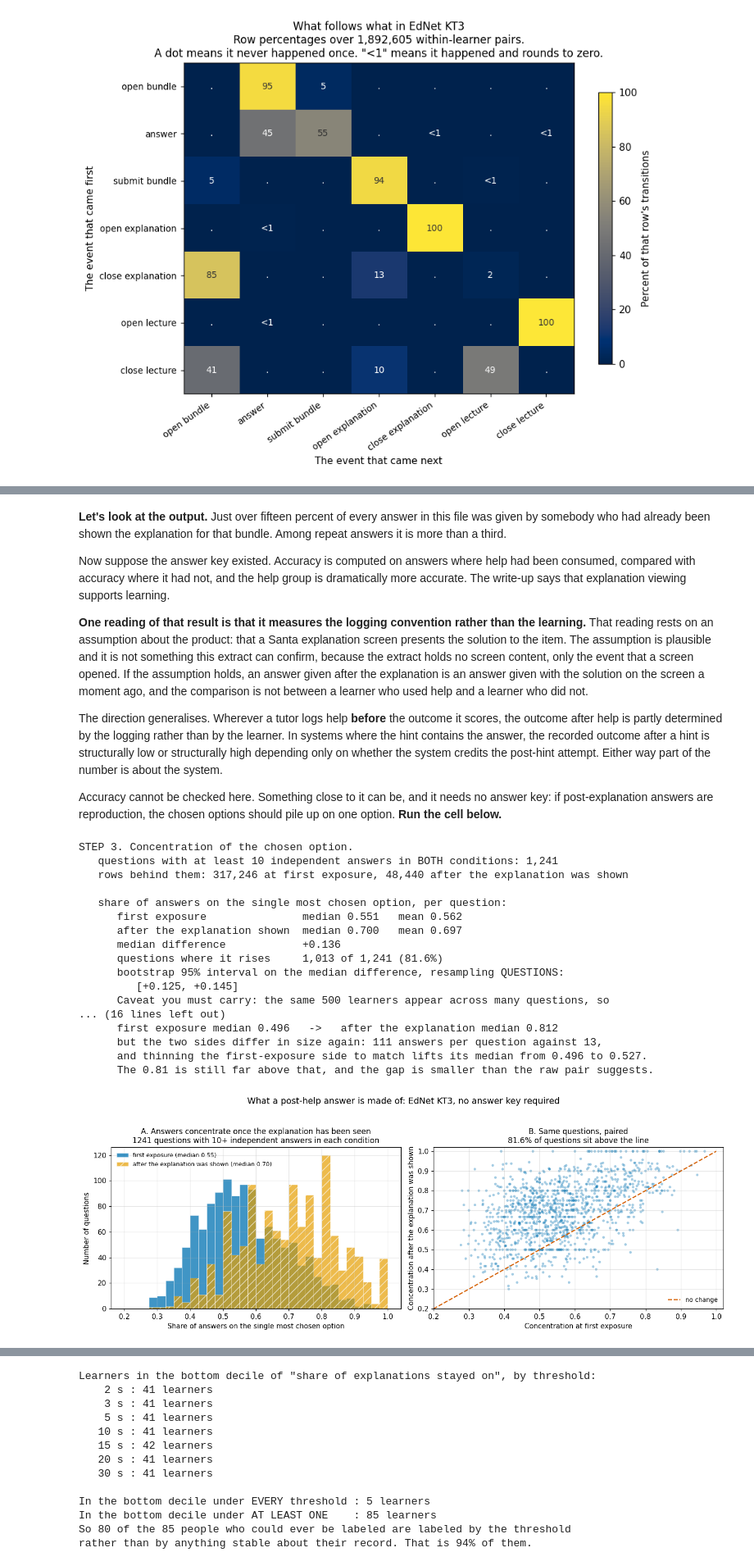
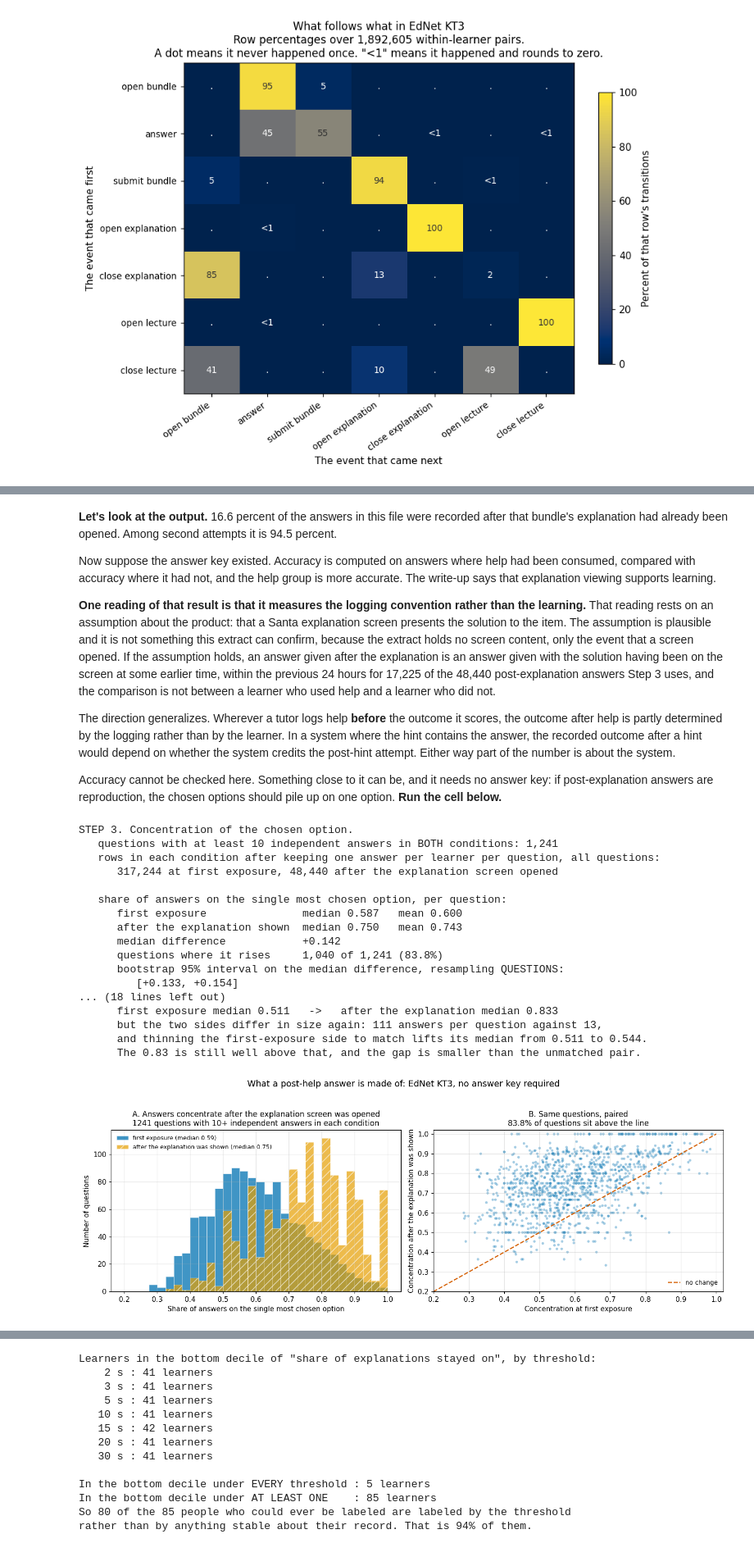
Before and after one commit to HakeoungLee/edis8100-teaching-learning-analytics, a Jupyter notebook: week07-srl-traces-lab/week07_srl_traces_lab.ipynb, the cells around one changed output, grey strips where cells are left out. Shown at 82% size. Cells and saved outputs as stored; diff of their text form; code cells hidden in the pictures.

```diff
--- a/week07-srl-traces-lab/week07_srl_traces_lab.ipynb
+++ b/week07-srl-traces-lab/week07_srl_traces_lab.ipynb
@@ -1082,6 +1158,9 @@ bundle_of_episode = actions.loc[actions['event'] == 'enter_b'].set_index('episod
 
 answers = inside[inside['event'] == 'respond_q'].copy()
 answers['bundle'] = answers['episode'].map(bundle_of_episode)
+# An answer is the last response before the submit, as the documentation defines it. Earlier
+# responses in the same attempt are changed selections, audited in Section 1.2, item 7a.
+answers = answers.groupby(['episode', 'item_num']).tail(1)
 answers['answer_number_for_this_learner'] = answers.groupby(['user_id', 'item_num']).cumcount()
 
 # The first time this learner opened the explanation for this bundle.
@@ -1094,24 +1173,28 @@ answers['already_shown'] = (answers['explanation_first_seen'].notna()
 
 pairs_lq = answers.groupby(['user_id', 'item_num']).size()
 print('STEP 1. Repeats.')
+print('   An answer is the last response before the submit, as the documentation defines it, so')
+print('   the changed selections counted in Section 1.2 item 7a are not answers here.')
 print('   answers in the file                       : %s' % format(len(answers), ','))
 print('   distinct learner-and-question pairs       : %s' % format(len(pairs_lq), ','))
 print('   pairs answered more than once             : %s  (%.1f%% of pairs)'
       % (format(int((pairs_lq > 1).sum()), ','), (pairs_lq > 1).mean() * 100))
-print('   answers that are a repeat of one already given: %s  (%.1f%% of all answers)'
+print('   answers that are a second attempt at that question: %s  (%.1f%% of all answers)'
       % (format(int(len(answers) - len(pairs_lq)), ','),
          100 * (len(answers) - len(pairs_lq)) / len(answers)))
 print()
 print('STEP 2. Was the explanation already shown?')
+print('   "already shown" is matched by bundle, and Section 1.2 item 7b counts the questions that')
+print('   appear under more than one bundle number, so this count is a lower bound.')
 tab = pd.crosstab(answers['answer_number_for_this_learner'] > 0, answers['already_shown'],
                   margins=True)
-tab.index = ['first time this learner answered it', 'a repeat answer', 'All']
+tab.index = ['first time this learner answered it', 'a second attempt', 'All']
 tab.columns = ['explanation not yet shown', 'explanation already shown', 'All']
 print(tab.to_string())
 print()
 print('   share of FIRST answers preceded by that explanation : %.2f%%'
       % (answers.loc[answers['answer_number_for_this_learner'] == 0, 'already_shown'].mean() * 100))
-print('   share of REPEAT answers preceded by that explanation: %.2f%%'
+print('   share of SECOND attempts preceded by that explanation: %.2f%%'
       % (answers.loc[answers['answer_number_for_this_learner'] > 0, 'already_shown'].mean() * 100))
 print('   share of ALL answers preceded by that explanation   : %.2f%%'
       % (answers['already_shown'].mean() * 100))
@@ -1134,11 +1221,11 @@ All                                                     460708
 # %% [markdown]
-**Let's look at the output.** Just over fifteen percent of every answer in this file was given by somebody who had already been shown the explanation for that bundle. Among repeat answers it is more than a third.
+**Let's look at the output.** 16.6 percent of the answers in this file were recorded after that bundle's explanation had already been opened. Among second attempts it is 94.5 percent.
 
-Now suppose the answer key existed. Accuracy is computed on answers where help had been consumed, compared with accuracy where it had not, and the help group is dramatically more accurate. The write-up says that explanation viewing supports learning.
+Now suppose the answer key existed. Accuracy is computed on answers where help had been consumed, compared with accuracy where it had not, and the help group is more accurate. The write-up says that explanation viewing supports learning.
 
-**One reading of that result is that it measures the logging convention rather than the learning.** That reading rests on an assumption about the product: that a Santa explanation screen presents the solution to the item. The assumption is plausible and it is not something this extract can confirm, because the extract holds no screen content, only the event that a screen opened. If the assumption holds, an answer given after the explanation is an answer given with the solution on the screen a moment ago, and the comparison is not between a learner who used help and a learner who did not.
+**One reading of that result is that it measures the logging convention rather than the learning.** That reading rests on an assumption about the product: that a Santa explanation screen presents the solution to the item. The assumption is plausible and it is not something this extract can confirm, because the extract holds no screen content, only the event that a screen opened. If the assumption holds, an answer given after the explanation is an answer given with the solution having been on the screen at some earlier time, within the previous 24 hours for 17,225 of the 48,440 post-explanation answers Step 3 uses, and the comparison is not between a learner who used help and a learner who did not.
 
-The direction generalises. Wherever a tutor logs help **before** the outcome it scores, the outcome after help is partly determined by the logging rather than by the learner. In systems where the hint contains the answer, the recorded outcome after a hint is structurally low or structurally high depending only on whether the system credits the post-hint attempt. Either way part of the number is about the system.
+The direction generalizes. Wherever a tutor logs help **before** the outcome it scores, the outcome after help is partly determined by the logging rather than by the learner. In a system where the hint contains the answer, the recorded outcome after a hint would depend on whether the system credits the post-hint attempt. Either way part of the number is about the system.
 
 Accuracy cannot be checked here. Something close to it can be, and it needs no answer key: if post-explanation answers are reproduction, the chosen options should pile up on one option. **Run the cell below.**
 # %%
@@ -1169,7 +1256,8 @@ delta = conc_after[q] - conc_first[q]
 print('STEP 3. Concentration of the chosen option.')
 print('   questions with at least %d independent answers in BOTH conditions: %s'
       % (MIN_ANSWERS_PER_QUESTION, format(len(q), ',')))
-print('   rows behind them: %s at first exposure, %s after the explanation was shown'
+print('   rows in each condition after keeping one answer per learner per question, all questions:')
+print('      %s at first exposure, %s after the explanation screen opened'
       % (format(len(first_exposure), ','), format(len(after_shown), ',')))
 print()
 print('   share of answers on the single most chosen option, per question:')
@@ -1186,7 +1274,7 @@ boot = np.array([np.median(delta.values[rng.integers(0, len(delta), len(delta))]
                  for _ in range(4000)])
 print('      bootstrap 95% interval on the median difference, resampling QUESTIONS:')
 print('         [%+.3f, %+.3f]' % (np.percentile(boot, 2.5), np.percentile(boot, 97.5)))
-print('      Caveat you must carry: the same 500 learners appear across many questions, so')
+print('      A caveat to carry: the same 500 learners appear across many questions, so')
 print('      questions are not fully independent either and this interval is optimistic.')
 print()
 
@@ -1197,7 +1285,7 @@ print()
 # by luck, with two hundred it cannot. And the two conditions here do NOT have
 # the same number of answers per question.
 #
-# So before believing the +0.136, hold the sample size fixed: for each question,
+# So before believing the +0.142, hold the sample size fixed: for each question,
 # draw from its first-exposure answers exactly as many as it has post-explanation
 # answers, and recompute. This is the same sample-size artifact Section 5 caught
 # in the explanation share, arriving in a different disguise.
@@ -1228,11 +1316,12 @@ print('      first-exposure answers thinned to match each question\'s post-expla
 print('      median difference                %+.3f   (was %+.3f unmatched)'
       % (matched.mean(), delta.median()))
 print('      spread across 25 thinnings       %.4f' % matched.std())
-print('      So about %.0f%% of the raw gap was the smaller sample in the second condition.'
+print('      The matched difference is %.0f%% below the unmatched one; that part of the raw gap'
       % (100 * (1 - matched.mean() / delta.median())))
-print('      The effect survives the correction and it is smaller than it first looked.')
-print('      Report the matched number, and note that the bootstrap interval above is')
-print('      an interval on the UNMATCHED statistic and does not cover this one.')
+print('      is consistent with the sample-size bias of the statistic.')
+print('      The difference survives the correction and is smaller than the unmatched figure.')
+print('      Please report the matched number. The bootstrap interval above is an interval on')
+print('      the UNMATCHED statistic and does not cover this one.')
 print()
 within_a_day = after_shown[(after_shown['timestamp']
                             - after_shown['explanation_first_seen']) <= 86400 * 1000]
@@ -1260,7 +1349,7 @@ print('      but the two sides differ in size again: %.0f answers per question a
       % (n_first[q2].median(), n_fresh[q2].median()))
 print('      and thinning the first-exposure side to match lifts its median from %.3f to %.3f.'
       % (conc_first[q2].median(), float(np.mean(m2))))
-print('      The 0.81 is still far above that, and the gap is smaller than the raw pair suggests.')
+print('      The 0.83 is still well above that, and the gap is smaller than the unmatched pair.')
 
 fig, axes = plt.subplots(1, 2, figsize=(13.2, 4.7))
 
@@ -1269,46 +1358,46 @@ bins = np.linspace(0.2, 1.0, 33)
 ax.hist(conc_first[q], bins=bins, color=BLUE, alpha=0.75, edgecolor='white', linewidth=0.4,
         label='first exposure (median %.2f)' % conc_first[q].median())
 ax.hist(conc_after[q], bins=bins, color=ORANGE, alpha=0.70, edgecolor='white', linewidth=0.4,
         hatch='//', label='after the explanation was shown (median %.2f)' % conc_after[q].median())
 ax.set_xlabel('Share of answers on the single most chosen option')
 ax.set_ylabel('Number of questions')
-ax.set_title('A. Answers concentrate once the explanation has been seen\n%d questions with 10+ independent answers in each condition' % len(q))
+ax.set_title('A. Answers concentrate after the explanation screen was opened\n%d questions with 10+ independent answers in each condition' % len(q))
 ax.legend(frameon=False, fontsize=8.5, loc='upper left')
 
 ax = axes[1]
 ax.scatter(conc_first[q], conc_after[q], s=14, color=BLUE, alpha=0.35, edgecolor='none')
 ax.plot([0.2, 1.0], [0.2, 1.0], color=VERMILLION, linestyle='--', linewidth=1.6,
         label='no change')
 ax.set_xlim(0.2, 1.02)
 ax.set_ylim(0.2, 1.02)
 ax.set_xlabel('Concentration at first exposure')
 ax.set_ylabel('Concentration after the explanation was shown')
 ax.set_title('B. Same questions, paired\n%.1f%% of questions sit above the line' % ((delta > 0).mean() * 100))
 ax.legend(frameon=False, fontsize=9, loc='lower right')
 
 fig.suptitle('What a post-help answer is made of: EdNet KT3, no answer key required',
              fontsize=12.5, y=1.03)
 plt.tight_layout()
 plt.show()
 # %% [output]
 STEP 3. Concentration of the chosen option.
    questions with at least 10 independent answers in BOTH conditions: 1,241
-   rows behind them: 317,246 at first exposure, 48,440 after the explanation was shown
+   rows in each condition after keeping one answer per learner per question, all questions:
+      317,244 at first exposure, 48,440 after the explanation screen opened
 
    share of answers on the single most chosen option, per question:
-      first exposure               median 0.551   mean 0.562
-      after the explanation shown  median 0.700   mean 0.697
-      median difference            +0.136
-      questions where it rises     1,013 of 1,241 (81.6%)
+      first exposure               median 0.587   mean 0.600
+      after the explanation shown  median 0.750   mean 0.743
+      median difference            +0.142
+      questions where it rises     1,040 of 1,241 (83.8%)
       bootstrap 95% interval on the median difference, resampling QUESTIONS:
-         [+0.125, +0.145]
-      Caveat you must carry: the same 500 learners appear across many questions, so
-... (16 lines left out)
-      first exposure median 0.496   ->   after the explanation median 0.812
+         [+0.133, +0.154]
+... (18 lines left out)
+      first exposure median 0.511   ->   after the explanation median 0.833
       but the two sides differ in size again: 111 answers per question against 13,
-      and thinning the first-exposure side to match lifts its median from 0.496 to 0.527.
-      The 0.81 is still far above that, and the gap is smaller than the raw pair suggests.
+      and thinning the first-exposure side to match lifts its median from 0.511 to 0.544.
+      The 0.83 is still well above that, and the gap is smaller than the unmatched pair.
-[figure, old version]
+[figure, new version]
 # %% [markdown]
 **Let's discuss.**
 
```
Also changed, not shown: parts of 60 cells of this notebook, 3 other files.
